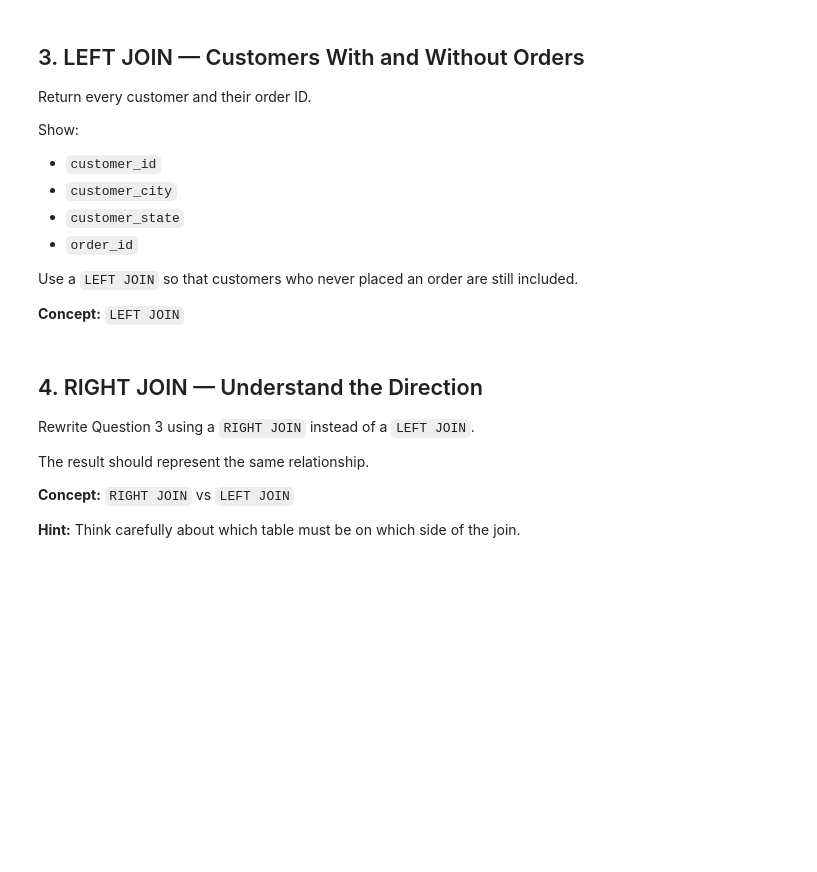
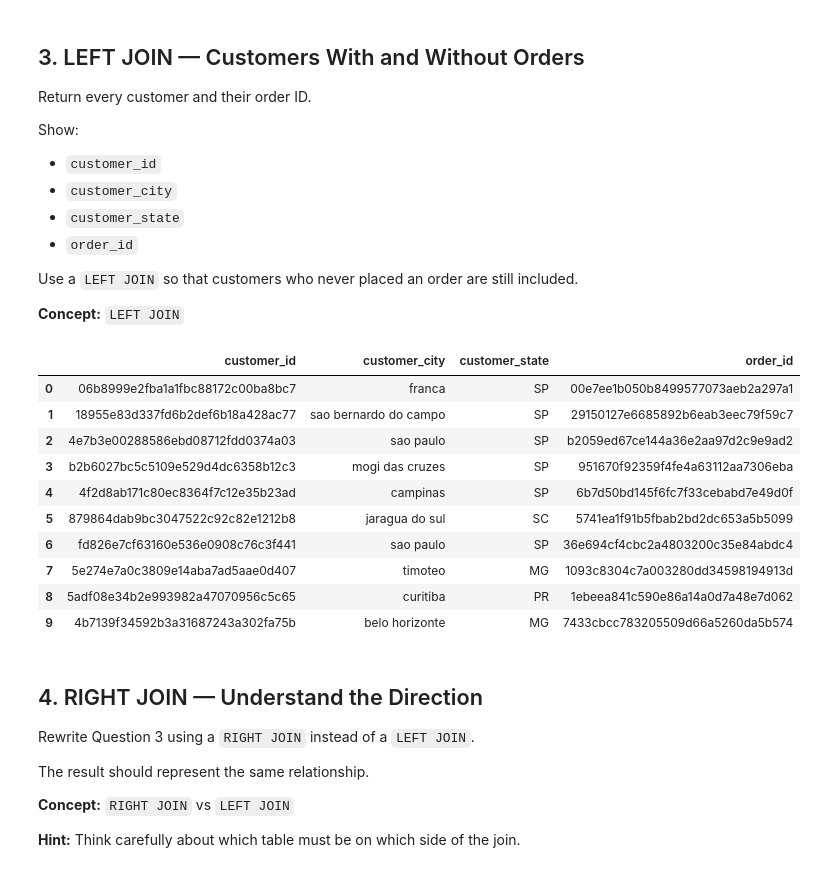
Before and after one commit to Thomasayanfeoluwa/2026-Python-Training-Class---Tutorial-For-Beginners, a Jupyter notebook: OLISTs/exercises_solutions/olists_exercises.ipynb, the cells around one changed output. Cells and saved outputs as stored; diff of their text form; code cells hidden in the pictures; blank space fills up the shorter version.

```diff
--- a/OLISTs/exercises_solutions/olists_exercises.ipynb
+++ b/OLISTs/exercises_solutions/olists_exercises.ipynb
@@ -270,3 +263,27 @@ pd.read_sql_query(query, conn)
+# %%
+run_sql("""
+    SELECT
+        c.customer_id,
+        c.customer_city,
+        c.customer_state,
+        o.order_id
+    FROM customers AS c
+    LEFT JOIN orders AS o
+        ON c.customer_id = o.customer_id
+    LIMIT 10;
+""")
+# %% [output]
+|  | customer_id | customer_city | customer_state | order_id |
+| 0 | 06b8999e2fba1a1fbc88172c00ba8bc7 | franca | SP | 00e7ee1b050b8499577073aeb2a297a1 |
+| 1 | 18955e83d337fd6b2def6b18a428ac77 | sao bernardo do campo | SP | 29150127e6685892b6eab3eec79f59c7 |
+| 2 | 4e7b3e00288586ebd08712fdd0374a03 | sao paulo | SP | b2059ed67ce144a36e2aa97d2c9e9ad2 |
+| 3 | b2b6027bc5c5109e529d4dc6358b12c3 | mogi das cruzes | SP | 951670f92359f4fe4a63112aa7306eba |
+| 4 | 4f2d8ab171c80ec8364f7c12e35b23ad | campinas | SP | 6b7d50bd145f6fc7f33cebabd7e49d0f |
+| 5 | 879864dab9bc3047522c92c82e1212b8 | jaragua do sul | SC | 5741ea1f91b5fbab2bd2dc653a5b5099 |
+| 6 | fd826e7cf63160e536e0908c76c3f441 | sao paulo | SP | 36e694cf4cbc2a4803200c35e84abdc4 |
+| 7 | 5e274e7a0c3809e14aba7ad5aae0d407 | timoteo | MG | 1093c8304c7a003280dd34598194913d |
+| 8 | 5adf08e34b2e993982a47070956c5c65 | curitiba | PR | 1ebeea841c590e86a14a0d7a48e7d062 |
+| 9 | 4b7139f34592b3a31687243a302fa75b | belo horizonte | MG | 7433cbcc783205509d66a5260da5b574 |
 # %% [markdown]
 ## 4. RIGHT JOIN — Understand the Direction
 
```
Also changed, not shown: parts of 1 cell of this notebook.
